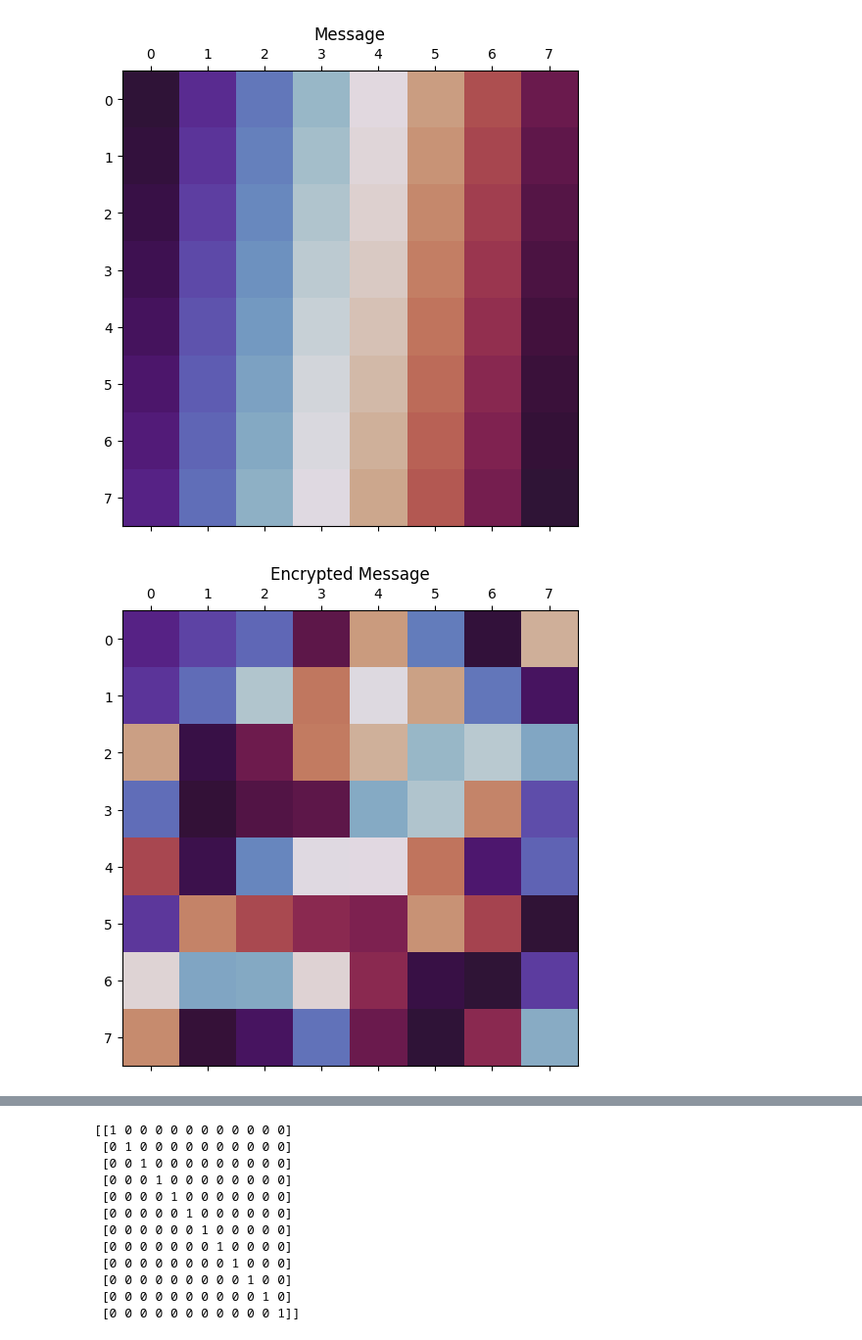
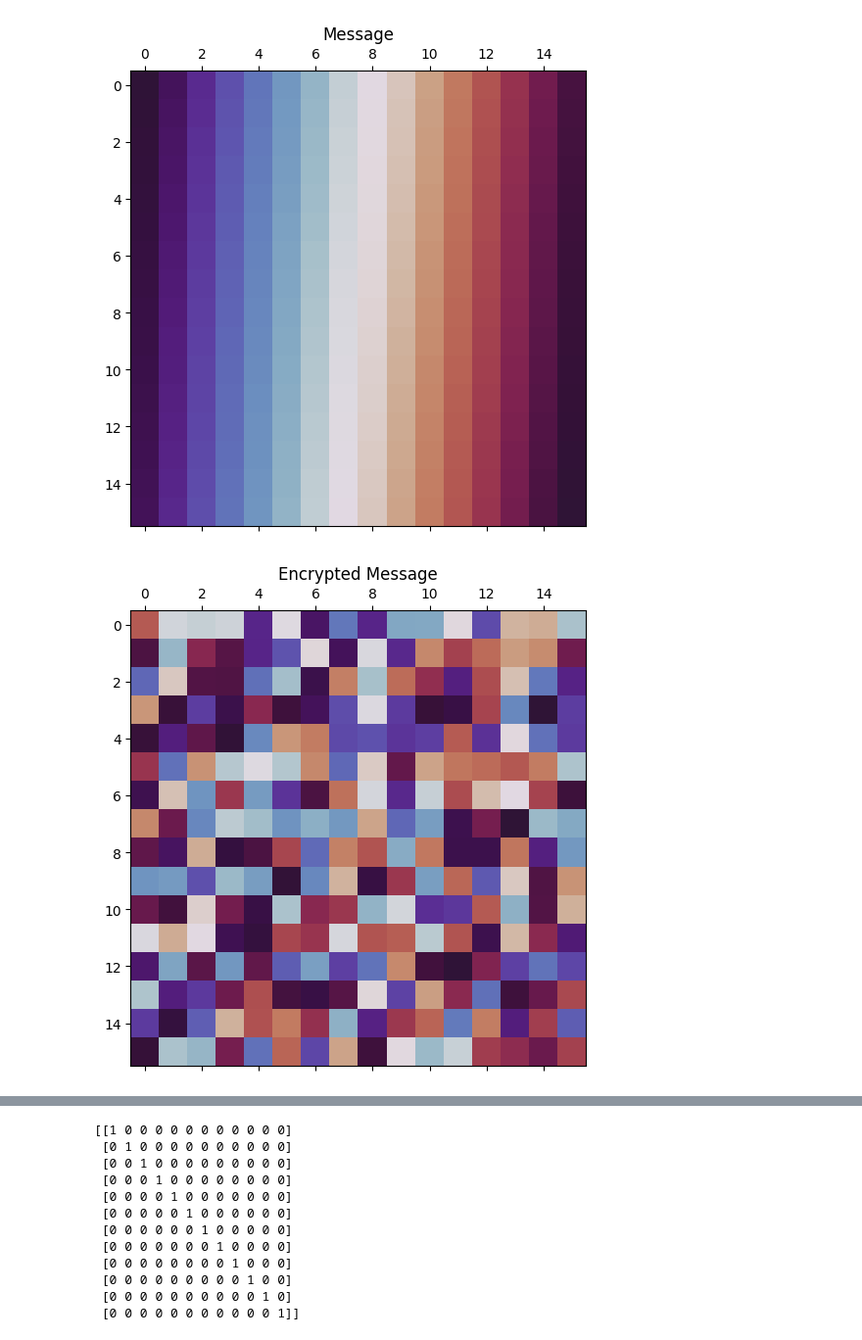
Before and after one commit to michaelontiveros/poppy, a Jupyter notebook: kem.ipynb, the cells around one changed output, grey strips where cells are left out. Shown at 98% size. Drawn from its saved outputs; the diff is of its cells as text; code cells hidden in the pictures.

```diff
--- a/kem.ipynb
+++ b/kem.ipynb
@@ -7,16 +6,14 @@ import functools
 p = 65521 # is the 16 bit field characteristic.
 n = 4 # is the field degree. {2,3,4}
 f = poppy.field(p,n) # is the field.
-k = 8 # is the square root of the number of bytes in the message. {4,8,16}
+k = 16 # is the square root of the number of bytes in the message. {4,8,16}
 b = 1 # is the number of k*k byte messages.
 psd = poppy.SEED # is the public seed.
 ssd = (908235,3209,4580,1,583981) # are secret seeds.
 
-@functools.partial(jax.jit, static_argnums = 0)
 def uniform(seed):
   sample = jax.random.randint(jax.random.key(seed), (b,k,k,n), 0,p, dtype = poppy.DTYPE)
   return sample
-@functools.partial(jax.jit, static_argnums = 0)
 def normal(seed):
   bits = jax.random.bits(jax.random.key(seed), shape = (b*k*k*n,1), dtype = jax.numpy.uint8)
   bitsream = jax.numpy.unpackbits(bits, axis = 1).reshape((b*k*k*n,2,4))
@@ -24,7 +21,9 @@ def normal(seed):
   return jax.numpy.subtract(sample[:,0],sample[:,1]).reshape((b,k,k,n))%p
 
 def base(a,b):
-  return poppy.v2m(a,b,f)
+  return jax.numpy.tensordot(a,b, axes = ([-1],[0]))%p
+def trace(a):
+  return jax.numpy.trace(a, axis1=-2, axis2=-1)%p
 
 def compress(a):
   return jax.numpy.astype(a,jax.numpy.uint16)
@@ -43,7 +42,7 @@ def sub(a,b):
 def encode(M):
   return (jax.numpy.rint((p/256)*M.reshape((b,k,k,1,1))))*(f.DUALBASIS[0].reshape((1,1,1,n,n)))%p
 def decode(MU):
-  return jax.numpy.astype(jax.numpy.rint(256/p*poppy.ptrace(MU,p))%256, jax.numpy.uint8).reshape((b,k,k))
+  return jax.numpy.astype(jax.numpy.rint(256/p*trace(MU))%256, jax.numpy.uint8).reshape((b,k,k))
 
 @jax.jit
 def keygen():
@@ -106,10 +104,10 @@ Decryption error:
 # %%
-poppy.plot(poppy.ptrace(MU,p).reshape((-1,k)), title = 'Message')
-poppy.plot(poppy.ptrace(ct,p).reshape((-1,k)), title = 'Encrypted Message')
+poppy.plot(poppy.tracemod(MU,p).reshape((-1,k)), title = 'Message')
+poppy.plot(poppy.tracemod(ct,p).reshape((-1,k)), title = 'Encrypted Message')
 poppy.plot(pk1.swapaxes(2,3).reshape((-1,k*n)), title = 'Public Key')
 poppy.plot(pk2.swapaxes(2,3).reshape((-1,k*n)), title = 'Public Key')
 poppy.plot(pk3.swapaxes(2,3).reshape((-1,k*n)), title = 'Public Key')
 poppy.plot(e.swapaxes(2,3).reshape((-1,k*n)), title = 'Error')
 # %% [output]
-[figure, old version]
+[figure, new version]
-[figure, old version]
+[figure, new version]
```
Also changed, not shown: parts of 6 cells of this notebook, 2 other files.
